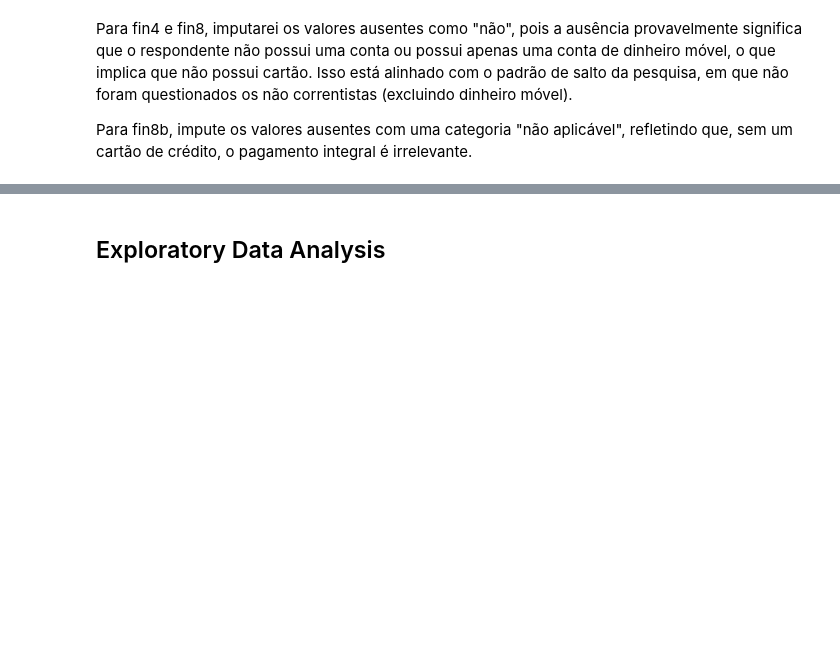
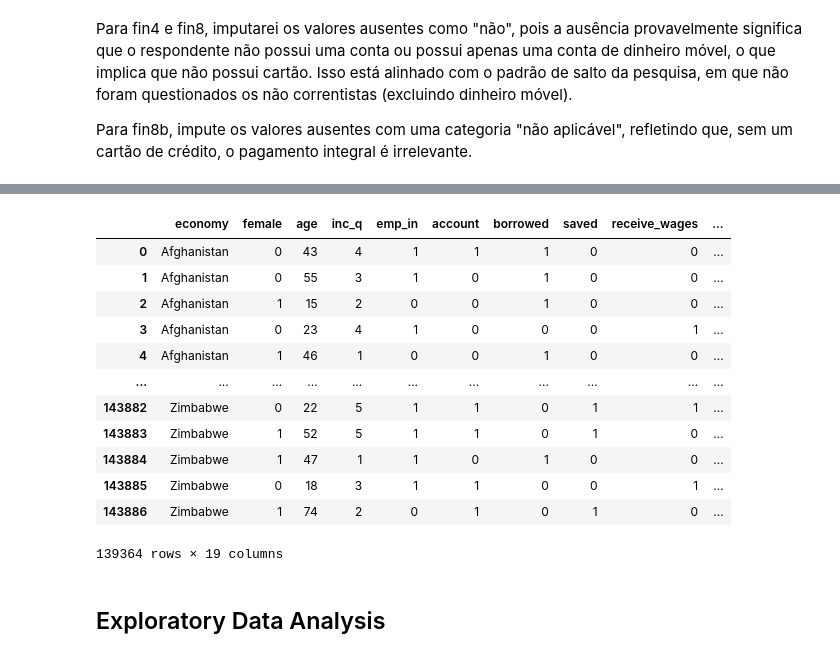
Before and after one commit to lucasrabay/financial-system_access, a Jupyter notebook: notebooks/cleaning_and_etl.ipynb, the cells around one changed output, grey strips where cells are left out. Saved outputs shown, nothing was run; the diff lists cells and outputs as text; code cells hidden in the pictures; blank space fills up the shorter version.

```diff
--- a/notebooks/cleaning_and_etl.ipynb
+++ b/notebooks/cleaning_and_etl.ipynb
@@ -109,5 +153,5 @@ df['financial_worry'] = df[finacial_worry_variables].sum(axis=1)
 # %%
-df.drop(columns=finacial_worry_variables, inplace=True)
+df.drop(columns=finacial_worry_variables + ["fin45"], inplace=True)
 # %%
 df.info()
 # %% [output]
@@ -205,6 +249,7 @@ memory usage: 21.3+ MB
 # %%
 # convertendo variaveis float para int
 float_columns = df.select_dtypes(include=['float64']).columns.tolist()
+float_columns.remove("financial_worry")
 for col in float_columns:
     df[col] = df[col].astype(int)
 # %%
@@ -229 +274,17 @@ dtypes: int64(18), object(1)
 memory usage: 21.3+ MB
+# %%
+df
+# %% [output]
+|  | economy | female | age | inc_q | emp_in | account | borrowed | saved | receive_wages | ... |
+| 0 | Afghanistan | 0 | 43 | 4 | 1 | 1 | 1 | 0 | 0 | ... |
+| 1 | Afghanistan | 0 | 55 | 3 | 1 | 0 | 1 | 0 | 0 | ... |
+| 2 | Afghanistan | 1 | 15 | 2 | 0 | 0 | 1 | 0 | 0 | ... |
+| 3 | Afghanistan | 0 | 23 | 4 | 1 | 0 | 0 | 0 | 1 | ... |
+| 4 | Afghanistan | 1 | 46 | 1 | 0 | 0 | 1 | 0 | 0 | ... |
+| ... | ... | ... | ... | ... | ... | ... | ... | ... | ... | ... |
+| 143882 | Zimbabwe | 0 | 22 | 5 | 1 | 1 | 0 | 1 | 1 | ... |
+| 143883 | Zimbabwe | 1 | 52 | 5 | 1 | 1 | 0 | 1 | 0 | ... |
+| 143884 | Zimbabwe | 1 | 47 | 1 | 1 | 0 | 1 | 0 | 0 | ... |
+| 143885 | Zimbabwe | 0 | 18 | 3 | 1 | 1 | 0 | 0 | 1 | ... |
+| 143886 | Zimbabwe | 1 | 74 | 2 | 0 | 1 | 0 | 1 | 0 | ... |
+139364 rows × 19 columns
```
Also changed, not shown: parts of 18 cells of this notebook, 21 other files.
